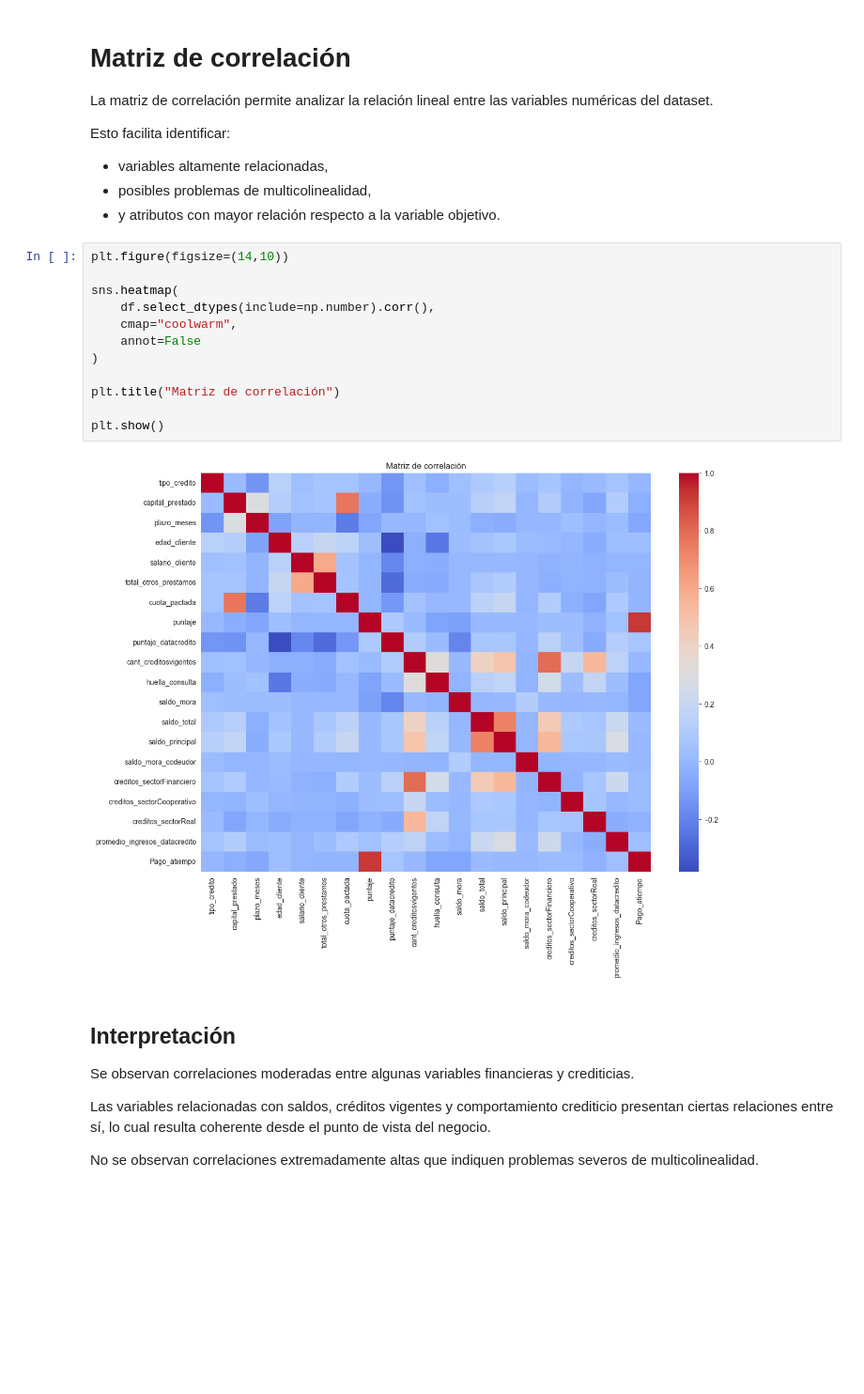
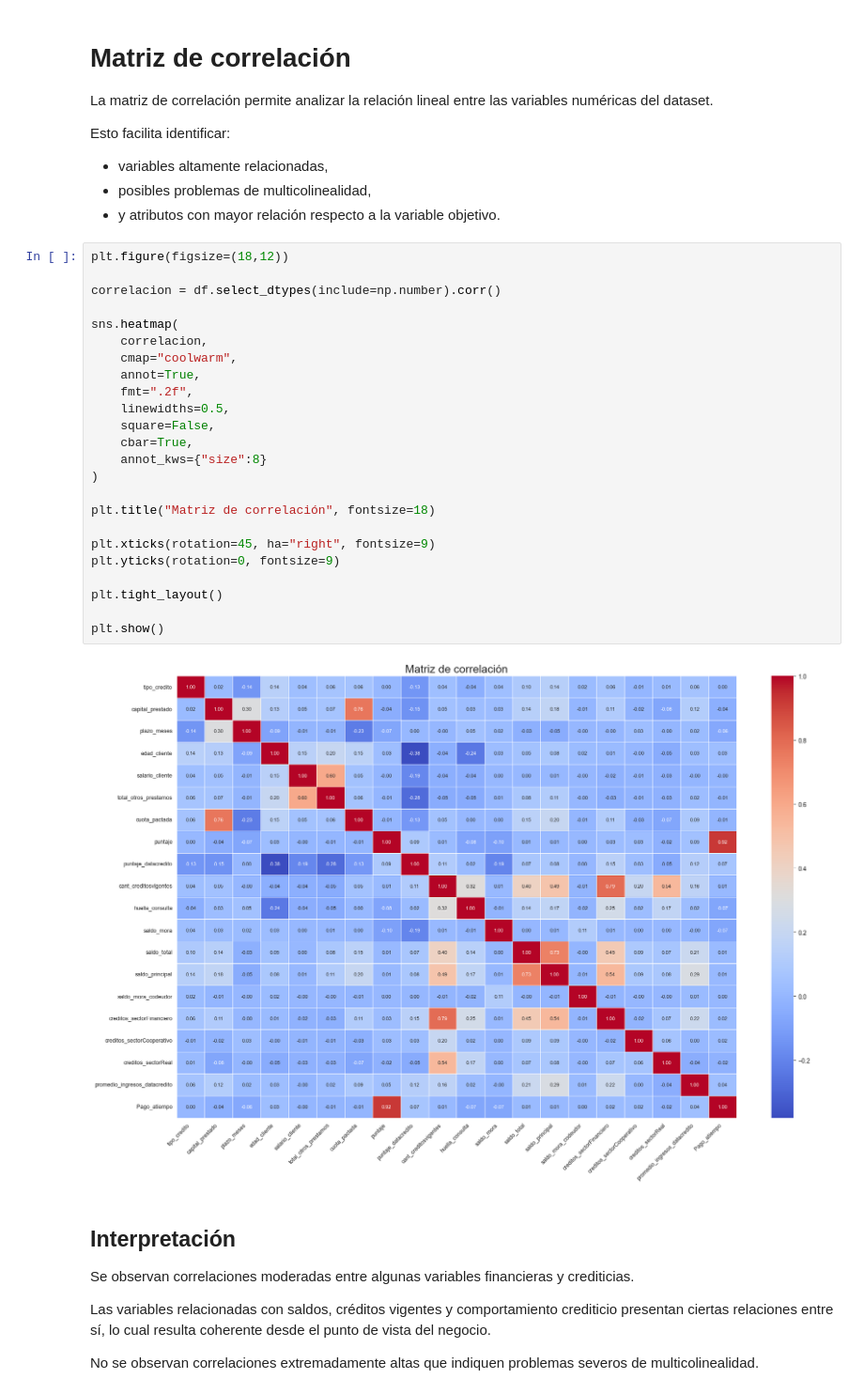
Before and after one commit to Felix1501/mlops_pipeline, a Jupyter notebook: notebooks/comprension_eda.ipynb, the cells around one changed output. Shown at 94% size. Drawn from its saved outputs; the diff is of its cells as text; blank space fills up the shorter version.

```diff
--- a/notebooks/comprension_eda.ipynb
+++ b/notebooks/comprension_eda.ipynb
@@ -138,19 +136,31 @@ Esto facilita identificar:
 - posibles problemas de multicolinealidad,
 - y atributos con mayor relación respecto a la variable objetivo.
 # %%
-plt.figure(figsize=(14,10))
+plt.figure(figsize=(18,12))
+
+correlacion = df.select_dtypes(include=np.number).corr()
 
 sns.heatmap(
-    df.select_dtypes(include=np.number).corr(),
+    correlacion,
     cmap="coolwarm",
-    annot=False
+    annot=True,
+    fmt=".2f",
+    linewidths=0.5,
+    square=False,
+    cbar=True,
+    annot_kws={"size":8}
 )
 
-plt.title("Matriz de correlación")
+plt.title("Matriz de correlación", fontsize=18)
+
+plt.xticks(rotation=45, ha="right", fontsize=9)
+plt.yticks(rotation=0, fontsize=9)
+
+plt.tight_layout()
 
 plt.show()
 # %% [output]
-[figure, old version]
+[figure, new version]
 # %% [markdown]
 ## Interpretación
 
```
Also changed, not shown: parts of 8 cells of this notebook, 1 other file.
